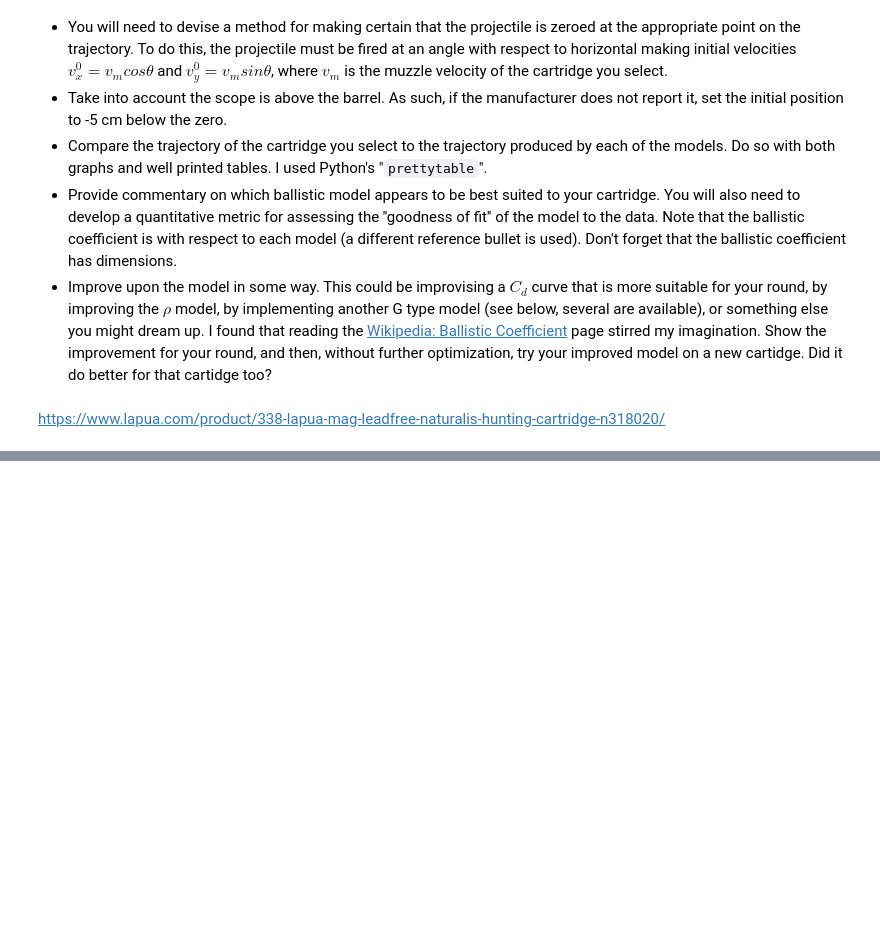
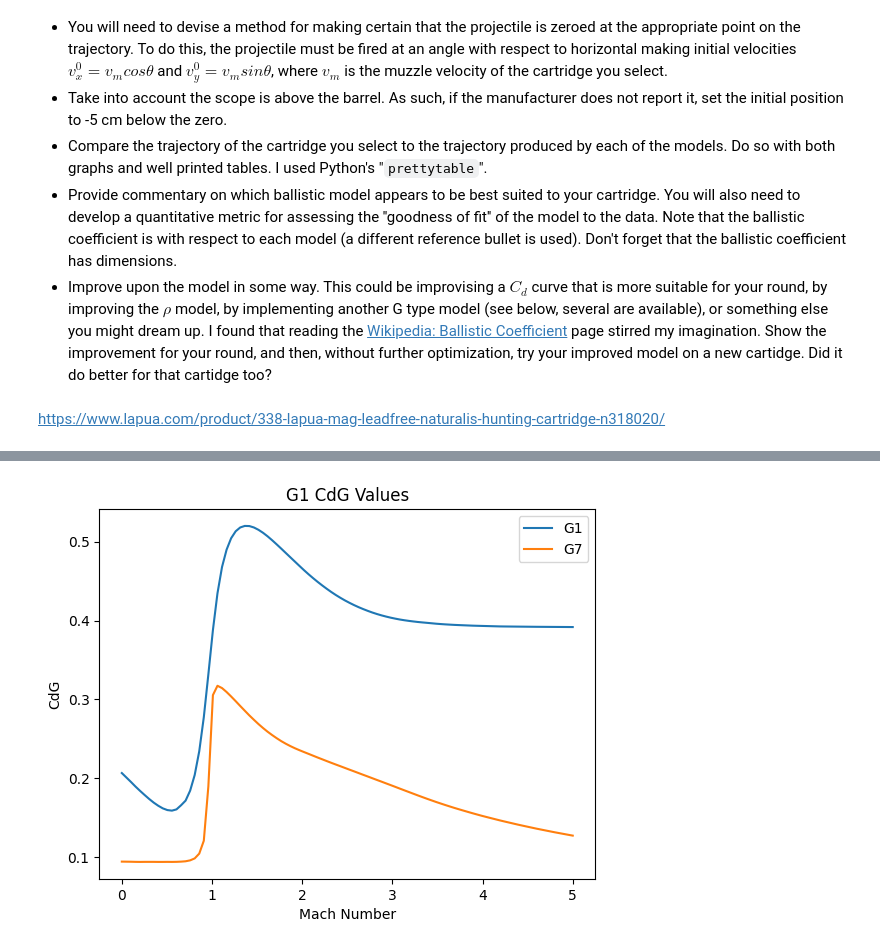
Before and after one commit to cake-dev/SimClass, a Jupyter notebook: bullet_trajectory.ipynb, the cells around one changed output, grey strips where cells are left out. Saved outputs shown, nothing was run; the diff lists cells and outputs as text; code cells hidden in the pictures; blank space fills up the shorter version.

```diff
--- a/bullet_trajectory.ipynb
+++ b/bullet_trajectory.ipynb
@@ -590,0 +740,14 @@ G1 CdG at Mach 0.8: 0.19996237240099032
+# %%
+# plot the CdG values
+mach_numbers = np.linspace(0,5,100)
+CdG_values = b.CdG(mach_numbers)
+plt.plot(mach_numbers, CdG_values)
+plt.xlabel('Mach Number')
+plt.ylabel('CdG')
+plt.title('G1 CdG Values')
+CdG_values_g7 = BallisticModel(model_type='G7', units='metric', bc=0.373).CdG(mach_numbers)
+plt.plot(mach_numbers, CdG_values_g7)
+plt.legend(['G1', 'G7'])
+plt.show()
+# %% [output]
+[figure, added]
```
Also changed, not shown: parts of 8 cells of this notebook.
